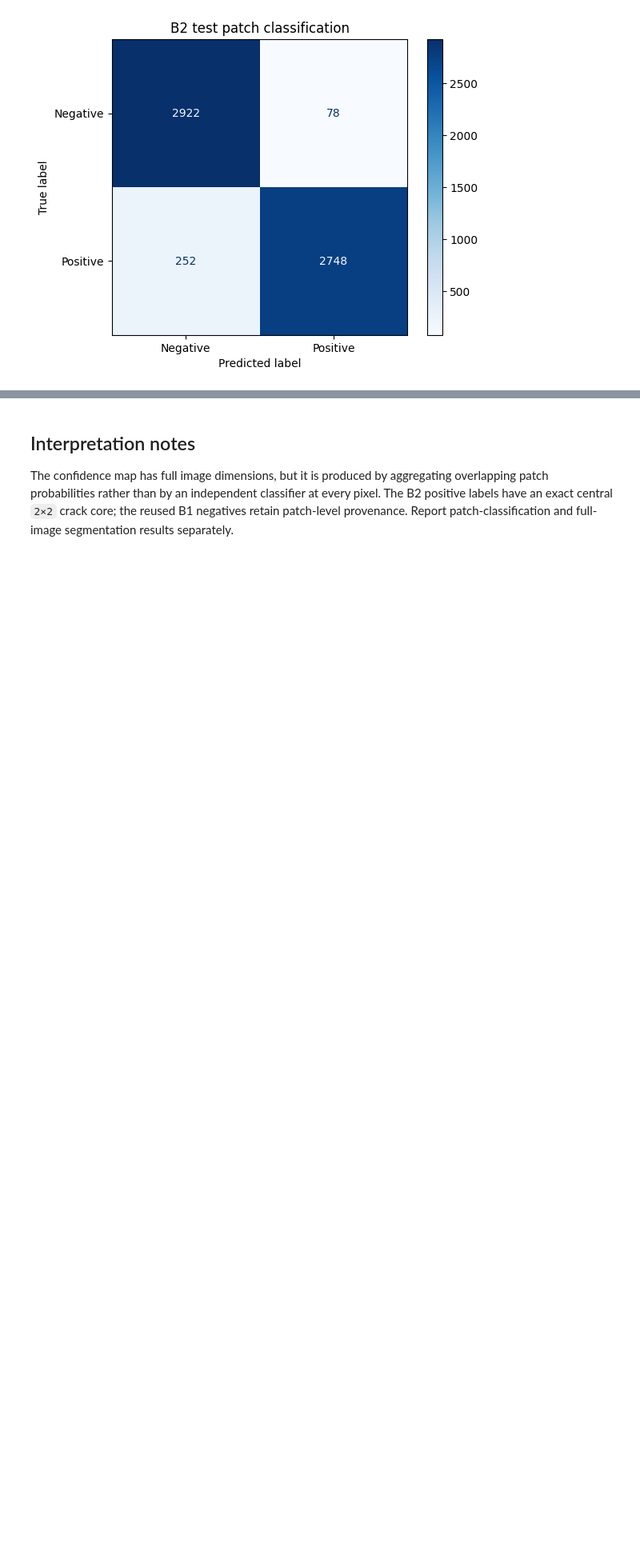
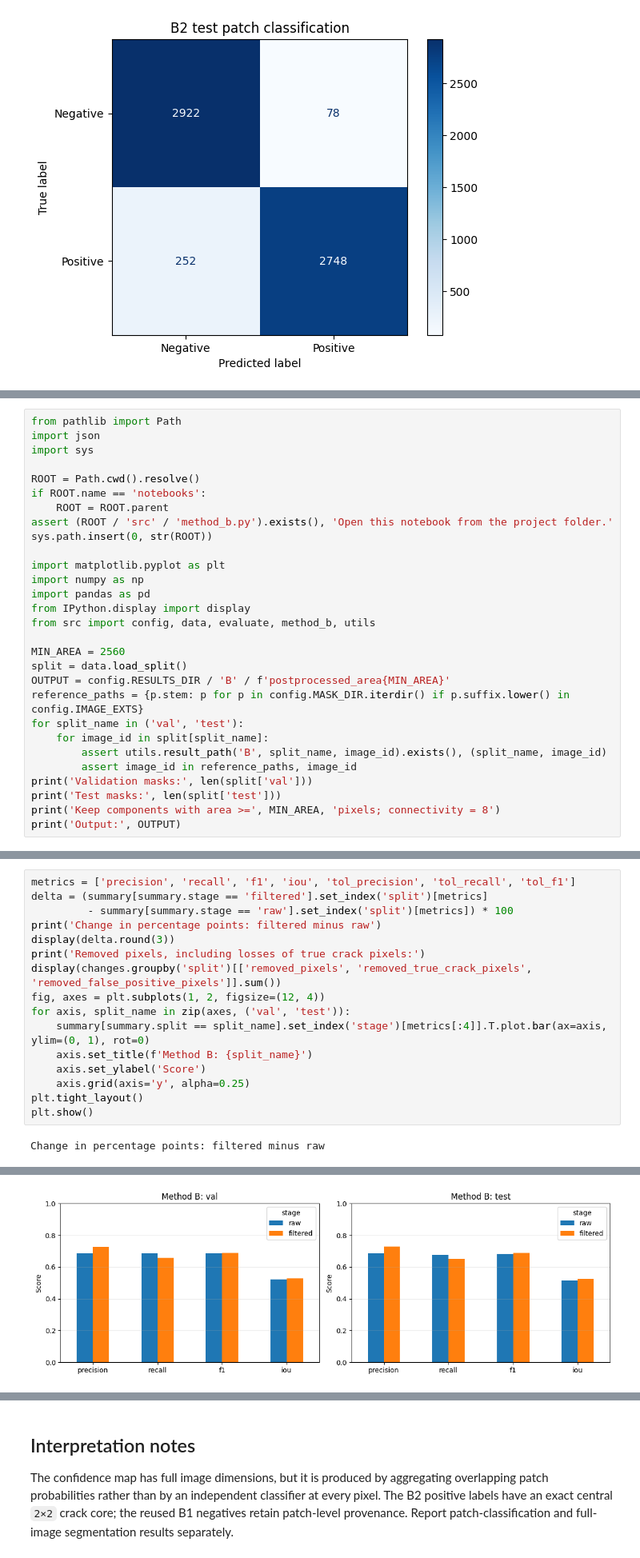
Before and after one commit to seungminLEE25392059/crack-width-measurement, a Jupyter notebook: notebooks/method_b_hog_glcm_svm.ipynb, the cells around one changed output, grey strips where cells are left out. Shown at 80% size. Saved outputs shown, nothing was run; the diff lists cells and outputs as text; blank space fills up the shorter version.

Commit message:
Add 2560-pixel area filtering and completed Method B notebook results

```diff
--- a/notebooks/method_b_hog_glcm_svm.ipynb
+++ b/notebooks/method_b_hog_glcm_svm.ipynb
@@ -313,0 +260,29 @@ test 69/69: 607
+# %%
+from pathlib import Path
+import json
+import sys
+
+ROOT = Path.cwd().resolve()
+if ROOT.name == 'notebooks':
+    ROOT = ROOT.parent
+assert (ROOT / 'src' / 'method_b.py').exists(), 'Open this notebook from the project folder.'
+sys.path.insert(0, str(ROOT))
+
+import matplotlib.pyplot as plt
+import numpy as np
+import pandas as pd
+from IPython.display import display
+from src import config, data, evaluate, method_b, utils
+
+MIN_AREA = 2560
+split = data.load_split()
+OUTPUT = config.RESULTS_DIR / 'B' / f'postprocessed_area{MIN_AREA}'
+reference_paths = {p.stem: p for p in config.MASK_DIR.iterdir() if p.suffix.lower() in config.IMAGE_EXTS}
+for split_name in ('val', 'test'):
+    for image_id in split[split_name]:
+        assert utils.result_path('B', split_name, image_id).exists(), (split_name, image_id)
+        assert image_id in reference_paths, image_id
+print('Validation masks:', len(split['val']))
+print('Test masks:', len(split['test']))
+print('Keep components with area >=', MIN_AREA, 'pixels; connectivity = 8')
+print('Output:', OUTPUT)
@@ -313,0 +352,18 @@ test 69/69: 607
+# %%
+metrics = ['precision', 'recall', 'f1', 'iou', 'tol_precision', 'tol_recall', 'tol_f1']
+delta = (summary[summary.stage == 'filtered'].set_index('split')[metrics]
+         - summary[summary.stage == 'raw'].set_index('split')[metrics]) * 100
+print('Change in percentage points: filtered minus raw')
+display(delta.round(3))
+print('Removed pixels, including losses of true crack pixels:')
+display(changes.groupby('split')[['removed_pixels', 'removed_true_crack_pixels', 'removed_false_positive_pixels']].sum())
+fig, axes = plt.subplots(1, 2, figsize=(12, 4))
+for axis, split_name in zip(axes, ('val', 'test')):
+    summary[summary.split == split_name].set_index('stage')[metrics[:4]].T.plot.bar(ax=axis, ylim=(0, 1), rot=0)
+    axis.set_title(f'Method B: {split_name}')
+    axis.set_ylabel('Score')
+    axis.grid(axis='y', alpha=0.25)
+plt.tight_layout()
+plt.show()
+# %% [output]
+Change in percentage points: filtered minus raw
@@ -313,0 +379 @@ test 69/69: 607
+[figure, added]
```
Also changed, not shown: parts of 15 cells of this notebook, 4 other files.
